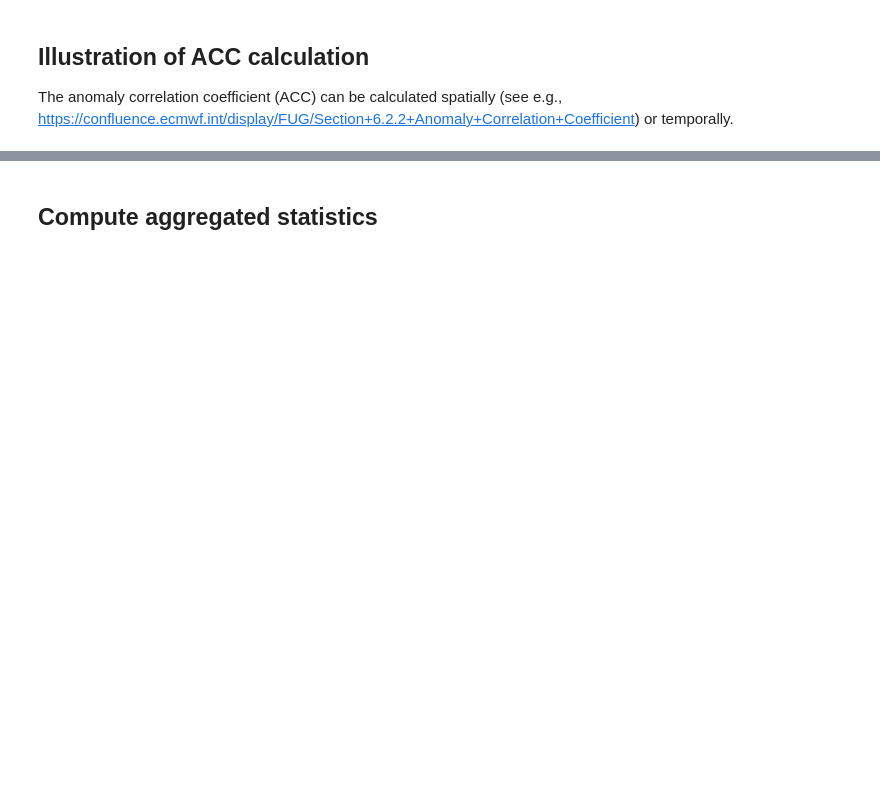
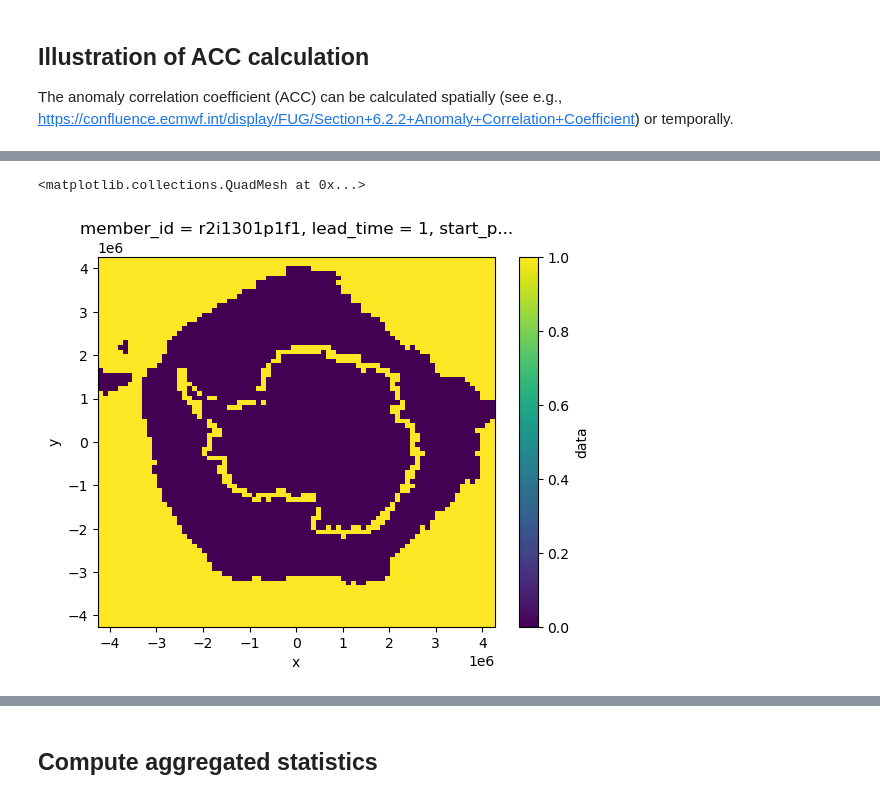
Before and after one commit to ychnli/sicpred, a Jupyter notebook: figures.ipynb, the cells around one changed output, grey strips where cells are left out. Cells and saved outputs as stored; diff of their text form; code cells hidden in the pictures; blank space fills up the shorter version.

```diff
--- a/figures.ipynb
+++ b/figures.ipynb
@@ -383,0 +371,7 @@ plt.savefig("figures/illustrations/ACC_calculation.jpg", dpi=300, bbox_inches="t
+# %%
+sea_ice_land_mask = (abs_prediction_diagnostics.targets.isel(subset_params) == 0)
+sst_land_mask = xr.open_dataset(os.path.join(config_cesm.DATA_DIRECTORY, "cesm_lens", "grids", "land_mask.nc")).mask
+np.logical_xor(sea_ice_land_mask, sst_land_mask).plot()
+# %% [output]
+<matplotlib.collections.QuadMesh at 0x...>
+[figure, added]
```
Also changed, not shown: parts of 20 cells of this notebook.
